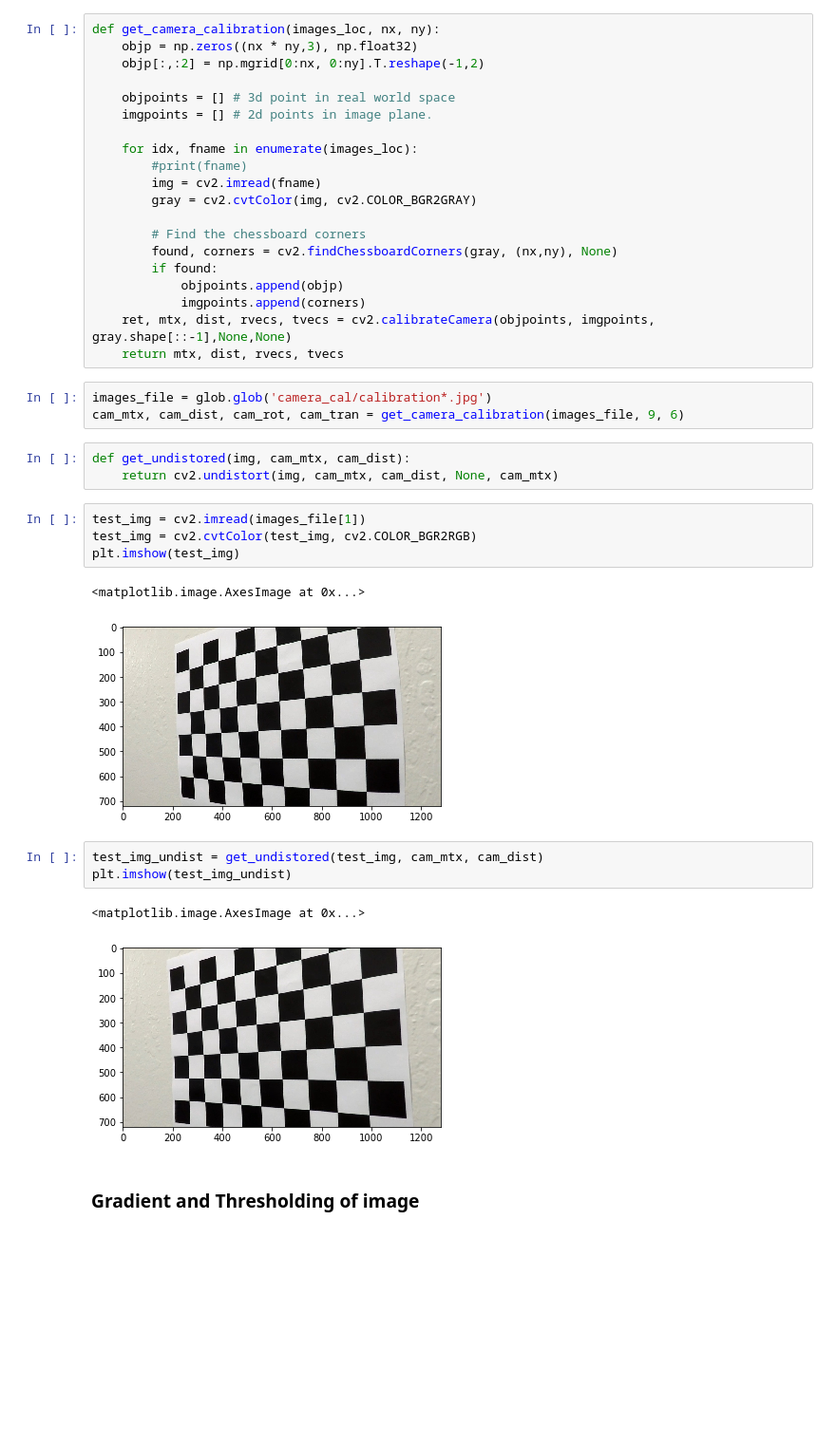
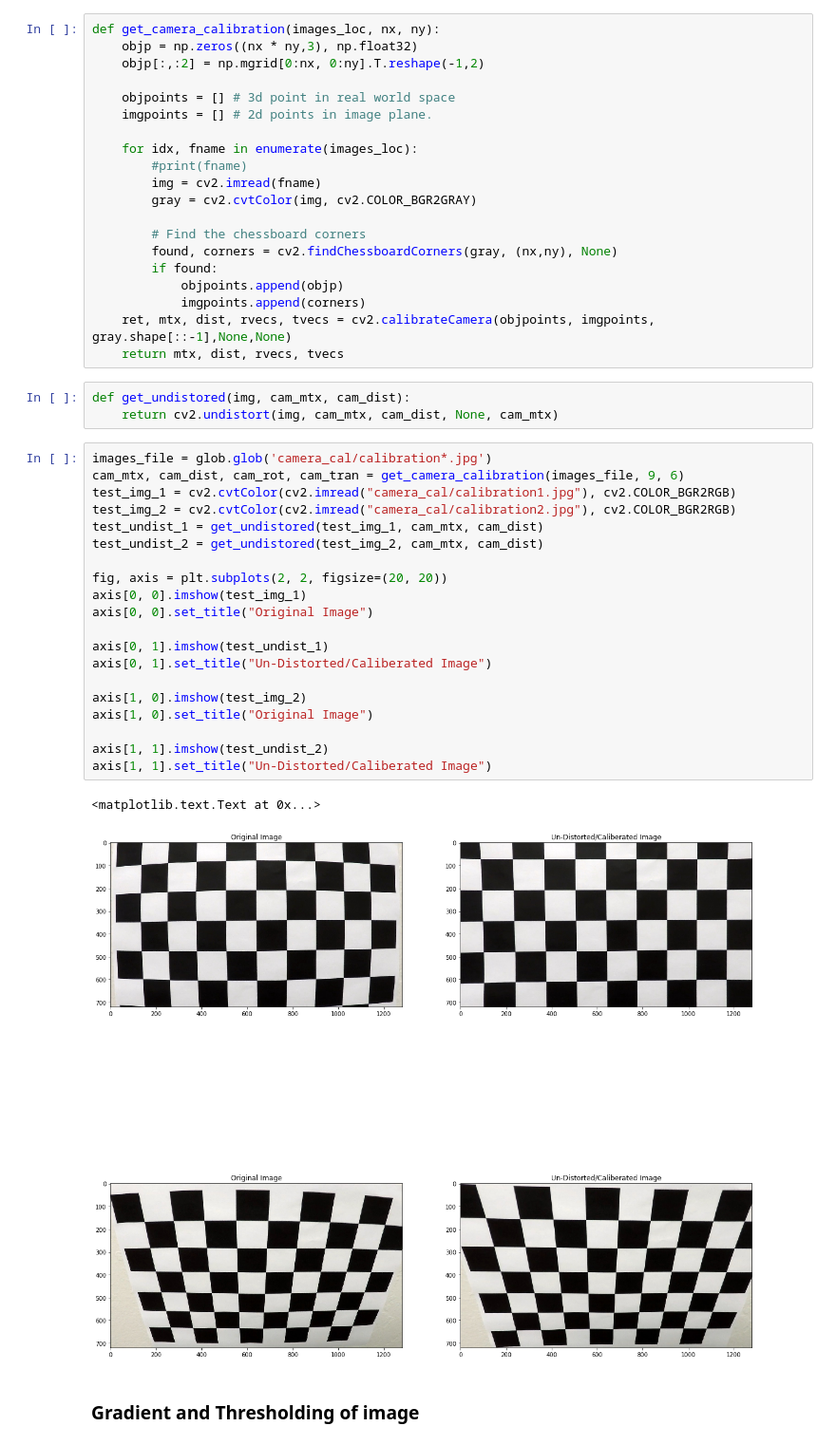
Before and after one commit to rajkuma2011/CarND-Advanced-Lane-Lines, a Jupyter notebook: Advance Lane Finding.ipynb, the cells around one changed output. Shown at 95% size. Drawn from its saved outputs; the diff is of its cells as text; blank space fills up the shorter version.

```diff
--- a/Advance Lane Finding.ipynb
+++ b/Advance Lane Finding.ipynb
@@ -29,25 +38,32 @@ def get_camera_calibration(images_loc, nx, ny):
             imgpoints.append(corners)
     ret, mtx, dist, rvecs, tvecs = cv2.calibrateCamera(objpoints, imgpoints, gray.shape[::-1],None,None)
     return mtx, dist, rvecs, tvecs
-# %%
-images_file = glob.glob('camera_cal/calibration*.jpg')
-cam_mtx, cam_dist, cam_rot, cam_tran = get_camera_calibration(images_file, 9, 6)
 # %%
 def get_undistored(img, cam_mtx, cam_dist):
     return cv2.undistort(img, cam_mtx, cam_dist, None, cam_mtx)
-# %%
-test_img = cv2.imread(images_file[1])
-test_img = cv2.cvtColor(test_img, cv2.COLOR_BGR2RGB)
-plt.imshow(test_img)
-# %% [output]
-<matplotlib.image.AxesImage at 0x...>
-[figure, removed]
-# %%
-test_img_undist = get_undistored(test_img, cam_mtx, cam_dist)
-plt.imshow(test_img_undist)
-# %% [output]
-<matplotlib.image.AxesImage at 0x...>
-[figure, removed]
+# %%
+images_file = glob.glob('camera_cal/calibration*.jpg')
+cam_mtx, cam_dist, cam_rot, cam_tran = get_camera_calibration(images_file, 9, 6)
+test_img_1 = cv2.cvtColor(cv2.imread("camera_cal/calibration1.jpg"), cv2.COLOR_BGR2RGB)
+test_img_2 = cv2.cvtColor(cv2.imread("camera_cal/calibration2.jpg"), cv2.COLOR_BGR2RGB)
+test_undist_1 = get_undistored(test_img_1, cam_mtx, cam_dist)
+test_undist_2 = get_undistored(test_img_2, cam_mtx, cam_dist)
+
+fig, axis = plt.subplots(2, 2, figsize=(20, 20))
+axis[0, 0].imshow(test_img_1)
+axis[0, 0].set_title("Original Image")
+
+axis[0, 1].imshow(test_undist_1)
+axis[0, 1].set_title("Un-Distorted/Caliberated Image")
+
+axis[1, 0].imshow(test_img_2)
+axis[1, 0].set_title("Original Image")
+
+axis[1, 1].imshow(test_undist_2)
+axis[1, 1].set_title("Un-Distorted/Caliberated Image")
+# %% [output]
+<matplotlib.text.Text at 0x...>
+[figure, added]
 # %% [markdown]
 ### Gradient and Thresholding of image
 # %%
```
Also changed, not shown: parts of 2 cells of this notebook.
